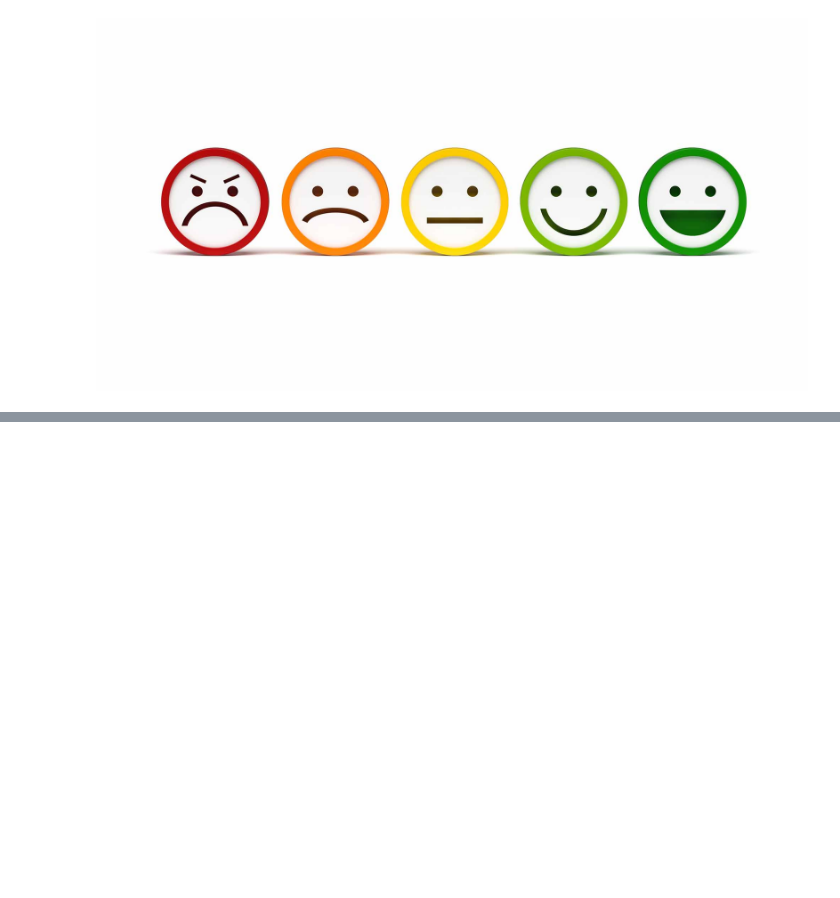
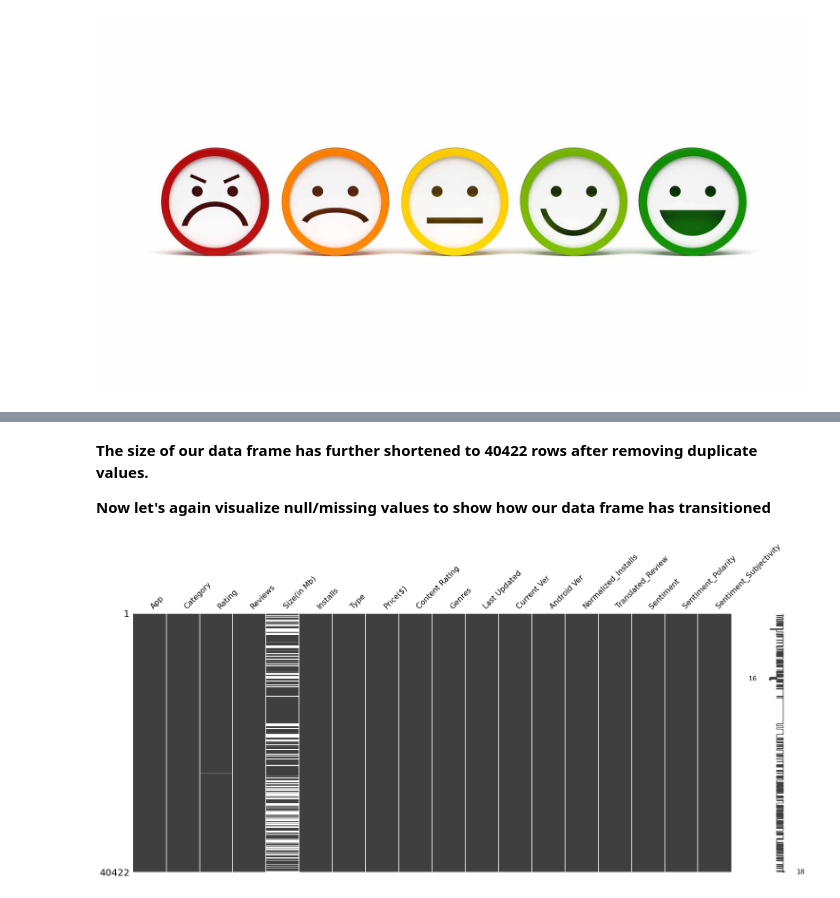
Before and after one commit to amol004/Google-Play-Store-EDA, a Jupyter notebook: Capstone_Project_Google_play_store_review_analysis_(EDA)_Notebook_{Amol_Thakur}.ipynb, the cells around one changed output, grey strips where cells are left out. Saved outputs shown, nothing was run; the diff lists cells and outputs as text; code cells hidden in the pictures; blank space fills up the shorter version.

```diff
--- a/Capstone_Project_Google_play_store_review_analysis_(EDA)_Notebook_{Amol_Thakur}.ipynb
+++ b/Capstone_Project_Google_play_store_review_analysis_(EDA)_Notebook_{Amol_Thakur}.ipynb
@@ -1047,0 +1243,4 @@ sns.pairplot(req_cols, hue ='Type',palette="CMRmap");
+# %%
+# Retaining all the rows which contains less than 4 null/missing values so that our data looks more clean and make much better sense
+play_df=play_df[play_df.isnull().sum(axis=1)<4]
+play_df
@@ -1047,0 +1265,4 @@ sns.pairplot(req_cols, hue ='Type',palette="CMRmap");
+# %%
+# Dropping duplicate values while retaning the first value in our dataframe
+play_df=play_df.drop_duplicates(keep='first')
+play_df
@@ -1047,0 +1283,9 @@ sns.pairplot(req_cols, hue ='Type',palette="CMRmap");
+# %% [markdown]
+**The size of our data frame has further shortened to 40422 rows after removing duplicate values.**
+
+**Now let's again visualize null/missing values to show how our data frame has transitioned**
+# %%
+# our data is more consistent as compared to before so lets move forward with our analysis
+msno.matrix(play_df);
+# %% [output]
+[figure, added]
```
Also changed, not shown: parts of 28 cells of this notebook.
